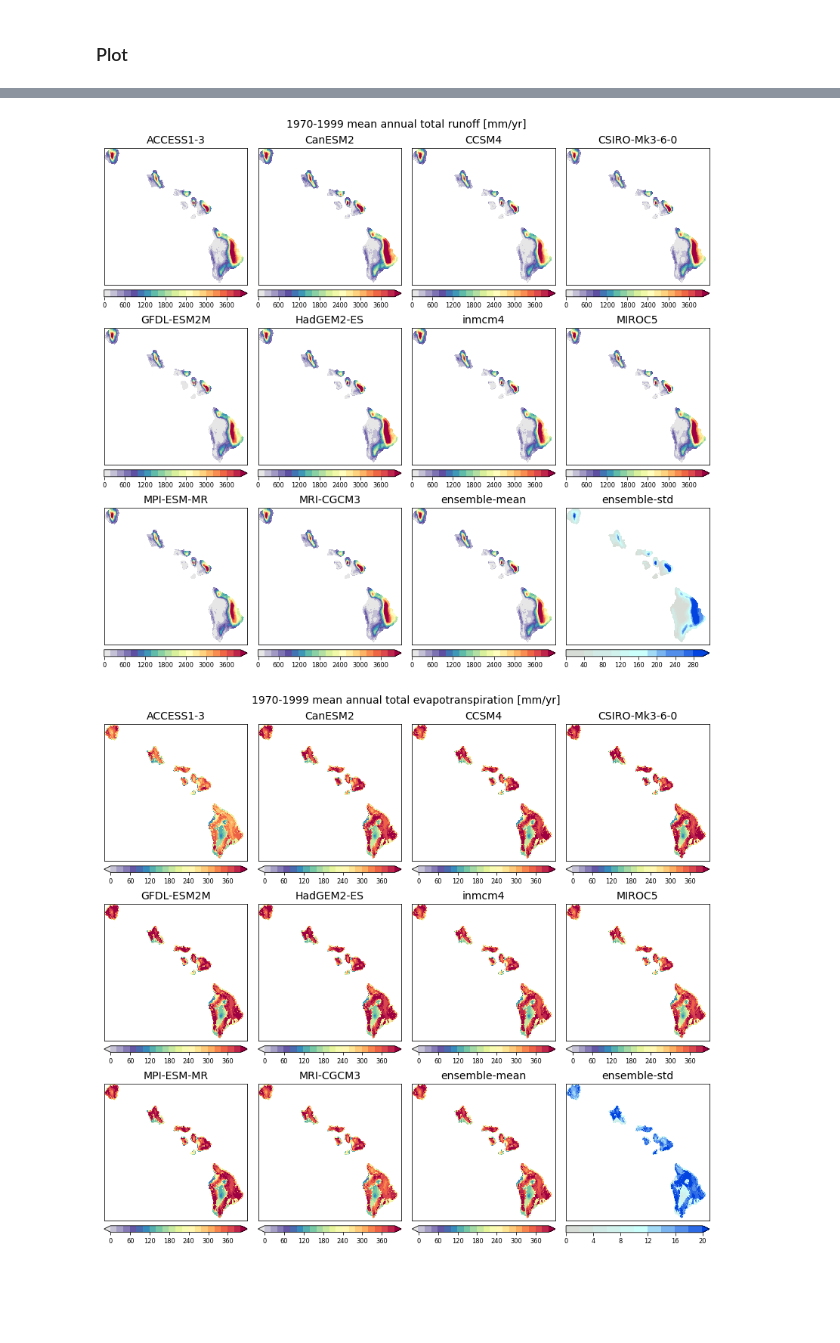
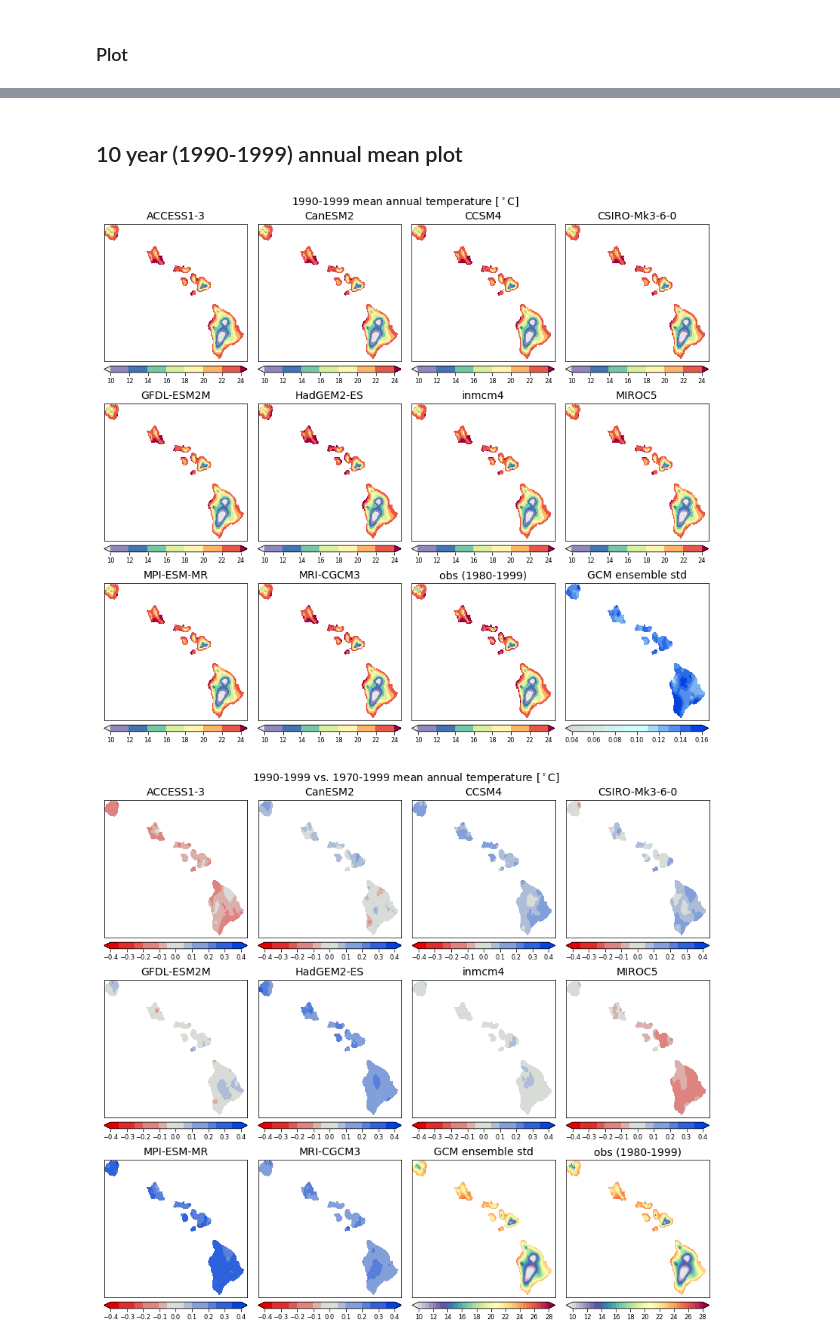
Before and after one commit to nmizukami/cmip5_oconus_analysis, a Jupyter notebook: notebooks/NB-HI1_plot_map_historical_met.ipynb, the cells around one changed output, grey strips where cells are left out. Cells and saved outputs as stored; diff of their text form; code cells hidden in the pictures; blank space fills up the shorter version.

```diff
--- a/notebooks/NB-HI1_plot_map_historical_met.ipynb
+++ b/notebooks/NB-HI1_plot_map_historical_met.ipynb
@@ -130,58 +203,61 @@ if figSave:
+# %% [markdown]
+## 10 year (1990-1999) annual mean plot
 # %%
-var="total_runoff"
+var="tmean"
 
 cm = {'mean': cmap,
       'std' : custom_div_cmap(mincol='xkcd:light grey', midcol='xkcd:light light blue', maxcol='xkcd:blue')}
 
 style_kwargs =  {'add_labels': False, 'xticks':[], 'yticks':[], 'cbar_kwargs': dict(orientation="horizontal", pad=0.03)}
-kwargs = {'mean': {'levels': 21, 'vmin':0, 'vmax':4000, 'cmap':cm['mean'], 'extend':'max', **style_kwargs},
-          'std':  {'levels': 16, 'vmin':0, 'vmax':300,  'cmap':cm['std'],  'extend':'max', **style_kwargs}}
+kwargs = {'mean': {'levels': 8, 'vmin':10, 'vmax':24, 'cmap':cm['mean'], 'extend':'both', **style_kwargs},
+          'std':  {'levels': 13, 'vmin':0.04, 'vmax':0.16,  'cmap':cm['std'],  'extend':'both', **style_kwargs}}
 
 fig, axes = plt.subplots(nrows=3, ncols=4, sharex=True, sharey=True, figsize=(11.375, 10.5)) # used to be figsize=(14,11)
 plt.subplots_adjust(left=0.012, bottom=0.0125, right=0.99, top=0.935, hspace=0.075, wspace=0.075)
 
-for ix, gcm in enumerate(gcms+['ensemble-mean','ensemble-std']):
+for ix, gcm in enumerate(gcms+['obs (1980-1999)','GCM ensemble std']):
     row = ix // 4
     col = ix % 4
     if ix < 10:
-        histo_hydro_means['gcm'][var].sel(gcm=gcm).plot.pcolormesh(ax=axes[row, col], **kwargs['mean'])
+        histo_tair_annual_10yr['gcm'][var].sel(gcm=gcm).plot.pcolormesh(ax=axes[row, col], **kwargs['mean'])
     elif ix == 10:
-        histo_hydro_means['gcm'].mean(dim='gcm')[var].plot.pcolormesh(ax=axes[row, col], **kwargs['mean'])
+        #histo_tair_annual_10yr['gcm'].mean(dim='gcm')[var].plot.pcolormesh(ax=axes[row, col], **kwargs['mean'])
+        histo_tair_annual_10yr['obs'][var].plot.pcolormesh(ax=axes[row, col], **kwargs['mean'])
     elif ix == 11:
-        histo_hydro_means['gcm'].std(dim='gcm')[var].plot.pcolormesh(ax=axes[row, col], **kwargs['std'])
+        histo_tair_annual_10yr['gcm'].std(dim='gcm')[var].plot.pcolormesh(ax=axes[row, col], **kwargs['std'])
     axes[row, col].set_title(gcm, fontsize=14)
 
-fig.suptitle('1970-1999 mean annual total runoff [mm/yr]', fontsize=14, y=0.985)
+#plt.tight_layout()
+fig.suptitle('1990-1999 mean annual temperature [$^\circ$C]', fontsize=14, y=0.985)
 if figSave:
-    plt.savefig(f'NB8_Figx_annual_mean_{var}_hist.png', dpi=300)
+    plt.savefig(f'NB-HI1_Fig3_annual_mean_{var}_10yr_hist.png', dpi=300)
 # %% [output]
-[figure, old version]
+[figure, new version]
 # %%
-var="EVAP"
+var="tmean"
 
-cm = {'mean': cmap,
-      'std' : custom_div_cmap(mincol='xkcd:light grey', midcol='xkcd:light light blue', maxcol='xkcd:blue')}
+cm = {'diff': custom_div_cmap(mincol='xkcd:red', midcol='xkcd:light grey', maxcol='xkcd:blue'),
+      'mean': cmap}
 
 style_kwargs =  {'add_labels': False, 'xticks':[], 'yticks':[], 'cbar_kwargs': dict(orientation="horizontal", pad=0.03)}
-kwargs = {'mean': {'levels': 21, 'vmin':0, 'vmax':400, 'cmap':cm['mean'], 'extend':'both', **style_kwargs},
-          'std':  {'levels': 11, 'vmin':0, 'vmax':20,  'cmap':cm['std'],  'extend':'max', **style_kwargs}}
+kwargs = {'mean': {'levels': 37, 'vmin':10, 'vmax':28, 'cmap':cm['mean'], 'extend':'both', **style_kwargs},
+         'diff':  {'levels': 17, 'vmin':-0.4, 'vmax':0.4,  'cmap':cm['diff'],  'extend':'both', **style_kwargs}}
 
 fig, axes = plt.subplots(nrows=3, ncols=4, sharex=True, sharey=True, figsize=(11.375, 10.5)) # used to be figsize=(14,11)
-plt.subplots_adjust(left=0.0120, bottom=0.0125, right=0.99, top=0.935, hspace=0.075, wspace=0.075)
+plt.subplots_adjust(left=0.012, bottom=0.0125, right=0.99, top=0.935, hspace=0.075, wspace=0.075)
 
-for ix, gcm in enumerate(gcms+['ensemble-mean','ensemble-std']):
+for ix, gcm in enumerate(gcms+['GCM ensemble std','obs (1980-1999)']):
     row = ix // 4
     col = ix % 4
     if ix < 10:
-        histo_hydro_means['gcm'][var].sel(gcm=gcm).plot.pcolormesh(ax=axes[row, col], **kwargs['mean'])
+        (histo_tair_annual_10yr['gcm'][var]-histo_tair_annual['gcm'][var]).sel(gcm=gcm).plot.pcolormesh(ax=axes[row, col], **kwargs['diff'])
     elif ix == 10:
-        histo_hydro_means['gcm'].mean(dim='gcm')[var].plot.pcolormesh(ax=axes[row, col], **kwargs['mean'])
+        histo_tair_annual_10yr['gcm'].mean(dim='gcm')[var].plot.pcolormesh(ax=axes[row, col], **kwargs['mean'])
     elif ix == 11:
-        histo_hydro_means['gcm'].std(dim='gcm')[var].plot.pcolormesh(ax=axes[row, col], **kwargs['std'])
+        histo_tair_annual_10yr['obs'][var].plot.pcolormesh(ax=axes[row, col], **kwargs['mean'])
     axes[row, col].set_title(gcm, fontsize=14)
 
-fig.suptitle('1970-1999 mean annual total evapotranspiration [mm/yr]', fontsize=14, y=0.985)
-if figSave:
-    plt.savefig(f'NB8_Figx_annual_mean_{var}_hist.png', dpi=300)
+#plt.tight_layout()
+fig.suptitle('1990-1999 vs. 1970-1999 mean annual temperature [$^\circ$C]', fontsize=14, y=0.985);
 # %% [output]
-[figure, old version]
+[figure, new version]
```
Also changed, not shown: parts of 18 cells of this notebook, 1 other file.
